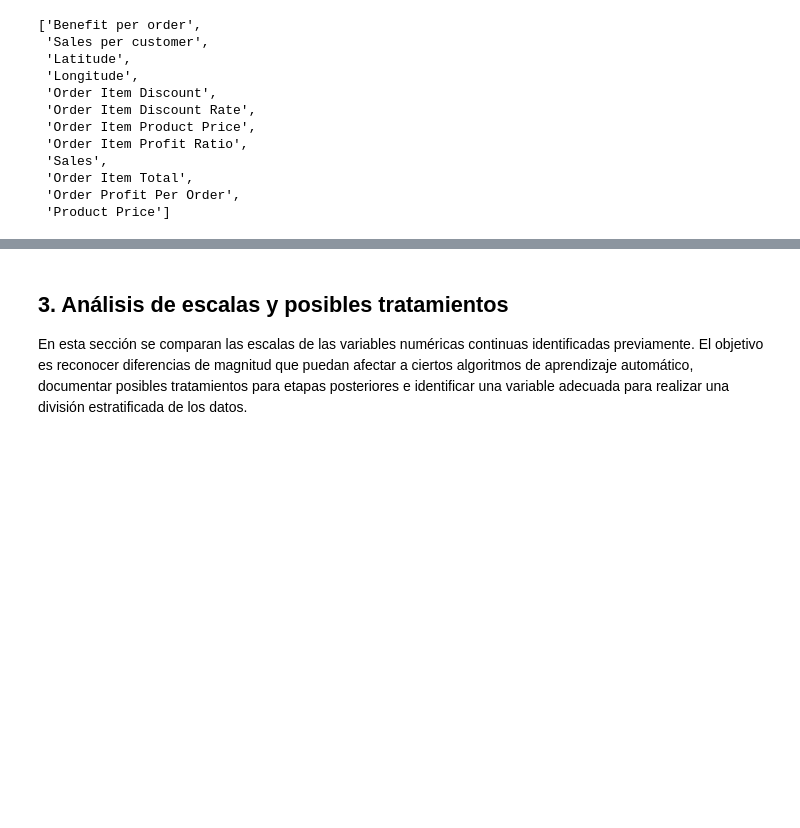
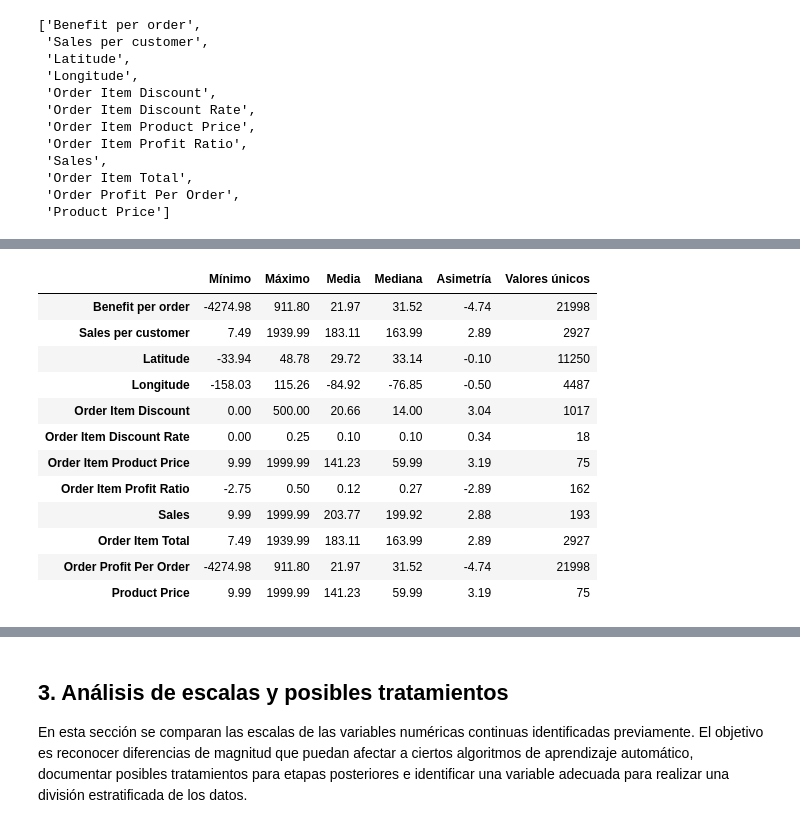
Before and after one commit to JB1302/Big-Data-G2, a Jupyter notebook: ProyectoDataCo.ipynb, the cells around one changed output, grey strips where cells are left out. Cells and saved outputs as stored; diff of their text form; code cells hidden in the pictures; blank space fills up the shorter version.

Commit message:
Update ProyectpDataCo

```diff
--- a/ProyectoDataCo.ipynb
+++ b/ProyectoDataCo.ipynb
@@ -292,0 +306,25 @@ Generar los histogramas de las variables continuas e identificar cuáles present
+# %%
+### 2.2 Resumen de forma de las distribuciones
+resumen_distribuciones = pd.DataFrame({
+    "Mínimo": df[variables_continuas].min(),
+    "Máximo": df[variables_continuas].max(),
+    "Media": df[variables_continuas].mean(),
+    "Mediana": df[variables_continuas].median(),
+    "Asimetría": df[variables_continuas].skew(),
+    "Valores únicos": df[variables_continuas].nunique()
+})
+display(resumen_distribuciones.round(2))
+# %% [output]
+|  | Mínimo | Máximo | Media | Mediana | Asimetría | Valores únicos |
+| Benefit per order | -4274.98 | 911.80 | 21.97 | 31.52 | -4.74 | 21998 |
+| Sales per customer | 7.49 | 1939.99 | 183.11 | 163.99 | 2.89 | 2927 |
+| Latitude | -33.94 | 48.78 | 29.72 | 33.14 | -0.10 | 11250 |
+| Longitude | -158.03 | 115.26 | -84.92 | -76.85 | -0.50 | 4487 |
+| Order Item Discount | 0.00 | 500.00 | 20.66 | 14.00 | 3.04 | 1017 |
+| Order Item Discount Rate | 0.00 | 0.25 | 0.10 | 0.10 | 0.34 | 18 |
+| Order Item Product Price | 9.99 | 1999.99 | 141.23 | 59.99 | 3.19 | 75 |
+| Order Item Profit Ratio | -2.75 | 0.50 | 0.12 | 0.27 | -2.89 | 162 |
+| Sales | 9.99 | 1999.99 | 203.77 | 199.92 | 2.88 | 193 |
+| Order Item Total | 7.49 | 1939.99 | 183.11 | 163.99 | 2.89 | 2927 |
+| Order Profit Per Order | -4274.98 | 911.80 | 21.97 | 31.52 | -4.74 | 21998 |
+| Product Price | 9.99 | 1999.99 | 141.23 | 59.99 | 3.19 | 75 |
```
Also changed, not shown: parts of 3 cells of this notebook.
